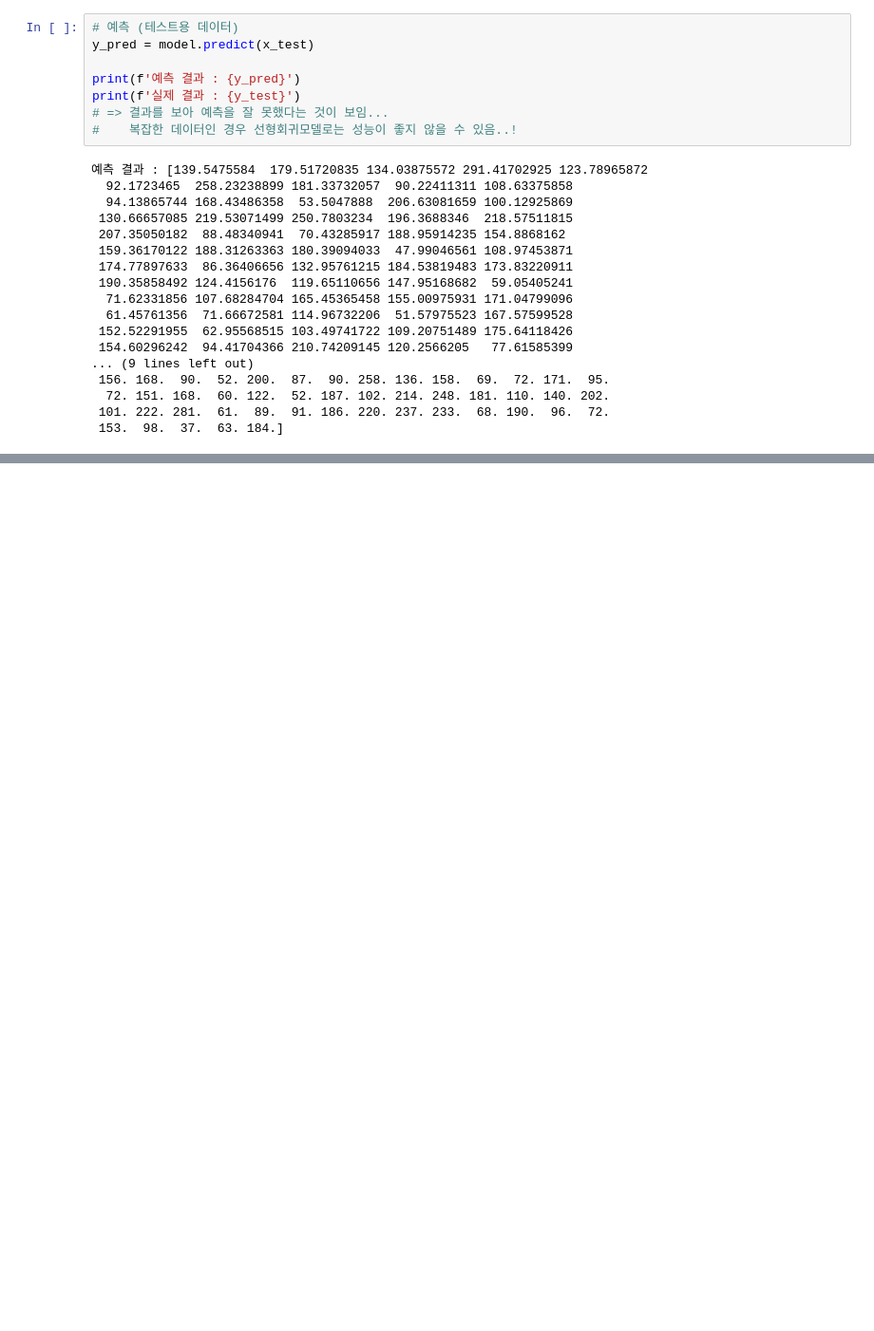
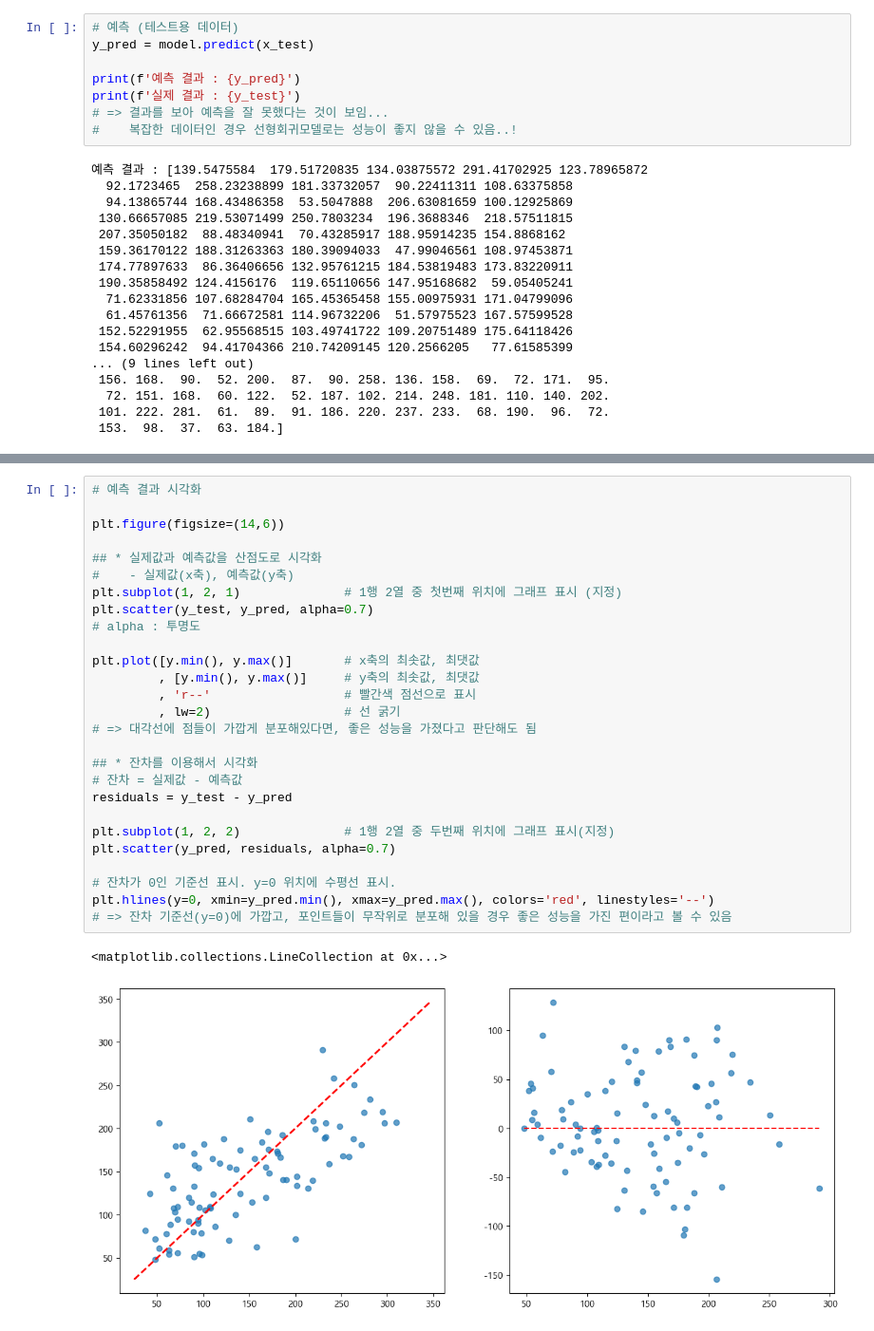
Before and after one commit to sjlimiei25/AI-Prediction, a Jupyter notebook: 4_Linear_Regression.ipynb, the cells around one changed output, grey strips where cells are left out. Shown: that part at 95% size. Cells and saved outputs as stored; diff of their text form; blank space fills up the shorter version.

```diff
--- a/4_Linear_Regression.ipynb
+++ b/4_Linear_Regression.ipynb
@@ -191,0 +202,30 @@ print(f'실제 결과 : {y_test}')
+# %%
+# 예측 결과 시각화
+
+plt.figure(figsize=(14,6))
+
+## * 실제값과 예측값을 산점도로 시각화
+#    - 실제값(x축), 예측값(y축)
+plt.subplot(1, 2, 1)              # 1행 2열 중 첫번째 위치에 그래프 표시 (지정)
+plt.scatter(y_test, y_pred, alpha=0.7)
+# alpha : 투명도
+
+plt.plot([y.min(), y.max()]       # x축의 최솟값, 최댓값
+         , [y.min(), y.max()]     # y축의 최솟값, 최댓값
+         , 'r--'                  # 빨간색 점선으로 표시
+         , lw=2)                  # 선 굵기
+# => 대각선에 점들이 가깝게 분포해있다면, 좋은 성능을 가졌다고 판단해도 됨
+
+## * 잔차를 이용해서 시각화
+# 잔차 = 실제값 - 예측값
+residuals = y_test - y_pred
+
+plt.subplot(1, 2, 2)              # 1행 2열 중 두번째 위치에 그래프 표시(지정)
+plt.scatter(y_pred, residuals, alpha=0.7)
+
+# 잔차가 0인 기준선 표시. y=0 위치에 수평선 표시.
+plt.hlines(y=0, xmin=y_pred.min(), xmax=y_pred.max(), colors='red', linestyles='--')
+# => 잔차 기준선(y=0)에 가깝고, 포인트들이 무작위로 분포해 있을 경우 좋은 성능을 가진 편이라고 볼 수 있음
+# %% [output]
+<matplotlib.collections.LineCollection at 0x...>
+[figure, added]
```
Also changed, not shown: parts of 2 cells of this notebook, 1 other file.
